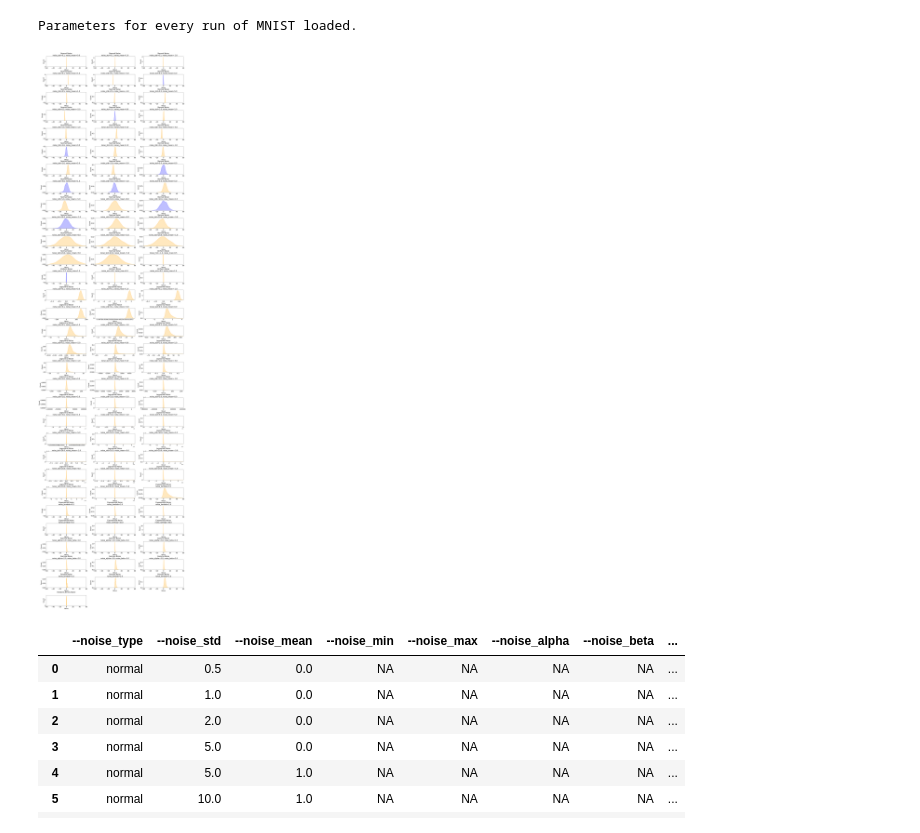
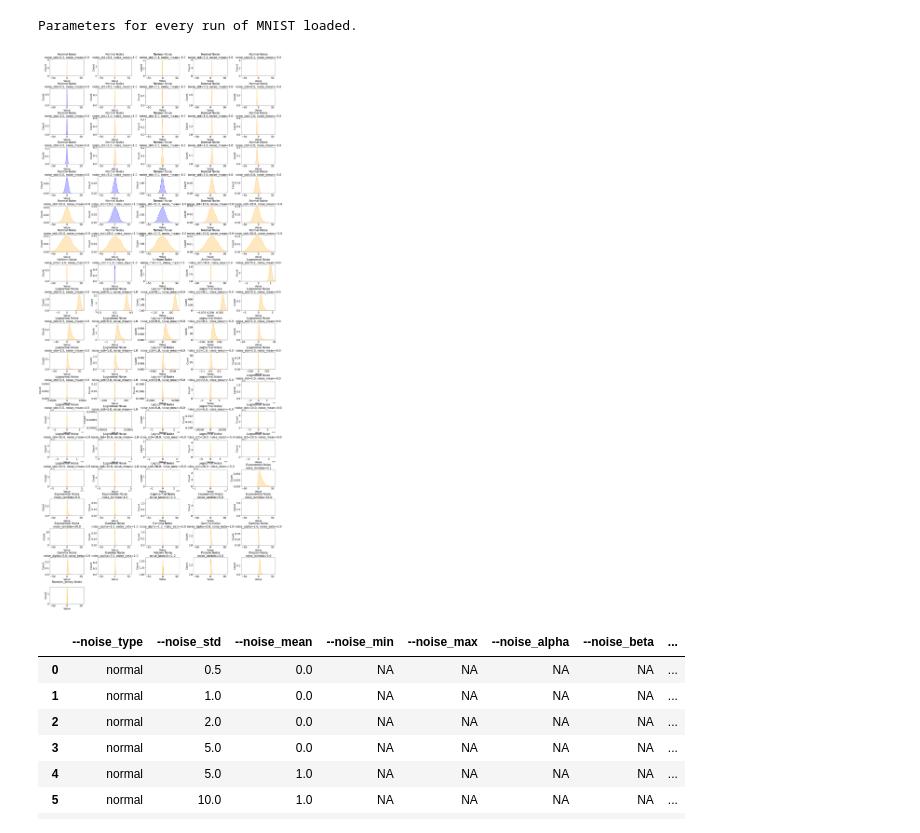
Before and after one commit to bobbypestana/gan_noise, a Jupyter notebook: notebooks/noise_results_summary.ipynb, the cells around one changed output. Cells and saved outputs as stored; diff of their text form; code cells hidden in the pictures.

```diff
--- a/notebooks/noise_results_summary.ipynb
+++ b/notebooks/noise_results_summary.ipynb
@@ -364,7 +366,7 @@ def filter_and_extract_noise_params(df, d_x_threshold=0.98, d_gz_threshold=0.02,
 # Analysis
 # %%
 dataset = 'MNIST'
-img_dim_='3'
+img_dim_='2'
 
 wandb_dir = f'../{dataset}/wandb'
 model_dir = f'../{dataset}/models'
@@ -411,7 +413,7 @@ def is_highlighted(config, noise_type, highlight_combinations):
 
 # Set up for plotting
 num_plots = sum(len(list(itertools.product(*params.values()))) if params else 1 for params in noise_params.values())
-cols = 3
+cols = 5
 rows = (num_plots // cols) + (num_plots % cols > 0)  # Calculate the number of rows needed for the grid
 
 fig, axs = plt.subplots(rows, cols, figsize=(25, rows * 3))
@@ -463,34 +465,34 @@ for noise_type, params in noise_params.items():
         max_val = max(abs(z_numpy.min()), abs(z_numpy.max()))
 
         y_limits = (0, 1)   # Adjust for appropriate counts (depends on input_size)
         if noise_type != 'lognormal':
             x_limits = (-60, 60)
         else:
             x_limits = (-max_val, max_val)
 
 
         # axs[plot_idx].hist(z.cpu().numpy().flatten(), bins=50, range=x_limits, color=color) # Plot histogram
         sns.kdeplot(z.cpu().numpy().flatten(), ax=axs[plot_idx], fill=True, color=color)  # Plot distribution
 
         config_str = ", ".join(f"{k}={v}" for k, v in config.items())
 
         axs[plot_idx].set_xlim(x_limits)
         # axs[plot_idx].set_ylim(y_limits)
 
         axs[plot_idx].set_title(f"{noise_type.capitalize()} Noise\n{config_str}", fontsize=20)
         axs[plot_idx].set_xlabel('Value', fontsize=18)
         axs[plot_idx].set_ylabel('Count', fontsize=18)
         axs[plot_idx].tick_params(axis='both', which='major', labelsize=18)  # Tick labels font size
 
         plot_idx += 1
 
 # Hide empty subplots if there are any
 for i in range(plot_idx, len(axs)):
     axs[i].axis('off')
 
 plt.show()
 # %% [output]
-[figure, old version]
+[figure, new version]
 # %%
 pd.set_option("display.max_rows", 100)
 filtered_df
```
Also changed, not shown: parts of 11 cells of this notebook, 5 other files.
